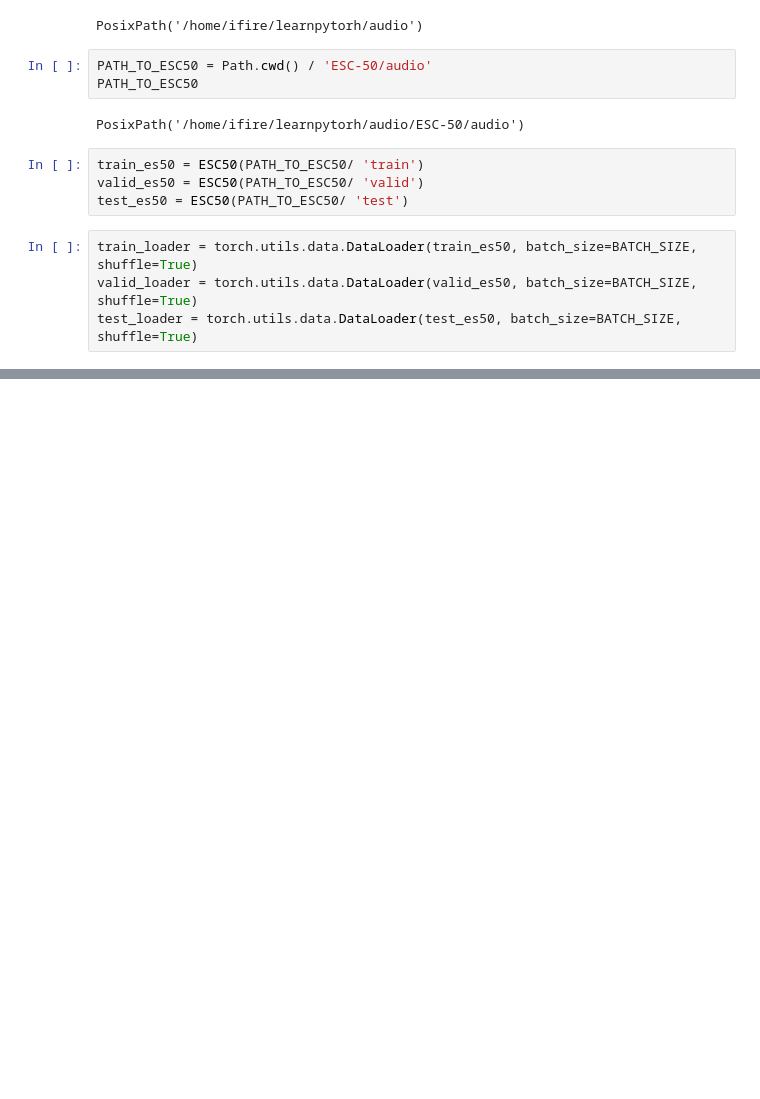
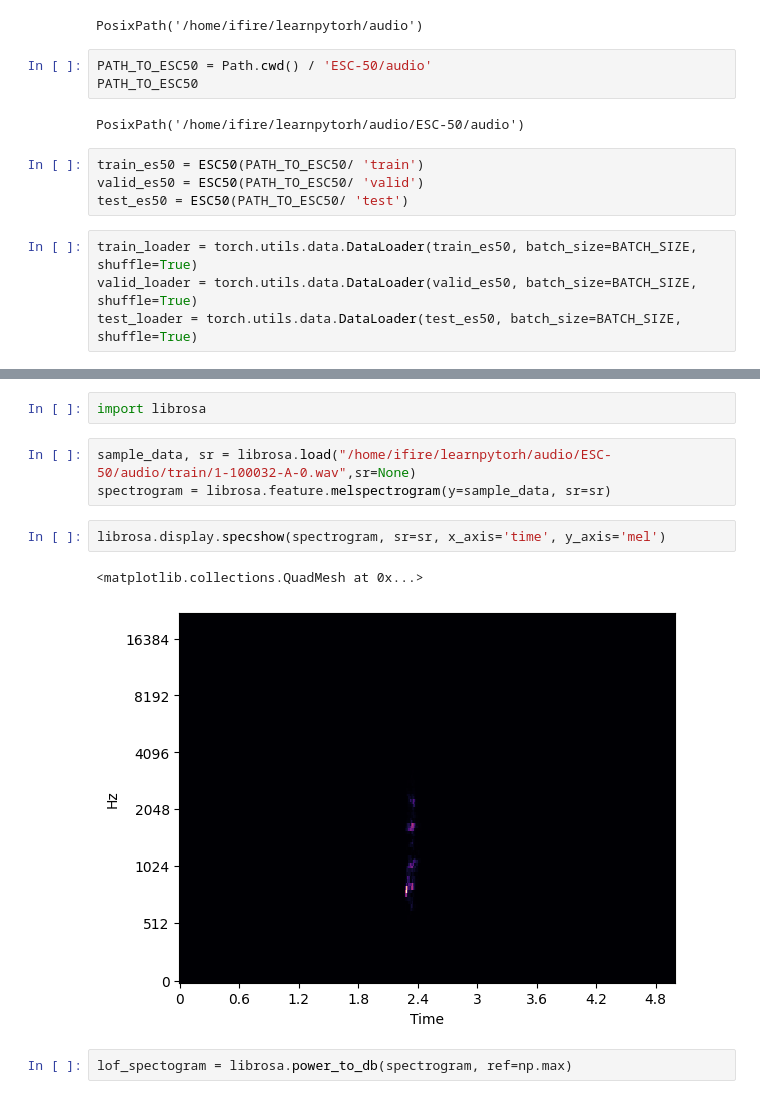
Before and after one commit to SenuraHansaja/Audio-ML, a Jupyter notebook: torchaudio.ipynb, the cells around one changed output, grey strips where cells are left out. Cells and saved outputs as stored; diff of their text form; blank space fills up the shorter version.

Commit message:
graphs

```diff
--- a/torchaudio.ipynb
+++ b/torchaudio.ipynb
@@ -58,0 +118,12 @@ class AudioNet(nn.Module):
+# %%
+import librosa
+# %%
+sample_data, sr = librosa.load("/home/ifire/learnpytorh/audio/ESC-50/audio/train/1-100032-A-0.wav",sr=None)
+spectrogram = librosa.feature.melspectrogram(y=sample_data, sr=sr)
+# %%
+librosa.display.specshow(spectrogram, sr=sr, x_axis='time', y_axis='mel')
+# %% [output]
+<matplotlib.collections.QuadMesh at 0x...>
+[figure, added]
+# %%
+lof_spectogram = librosa.power_to_db(spectrogram, ref=np.max)
```
Also changed, not shown: parts of 7 cells of this notebook.
